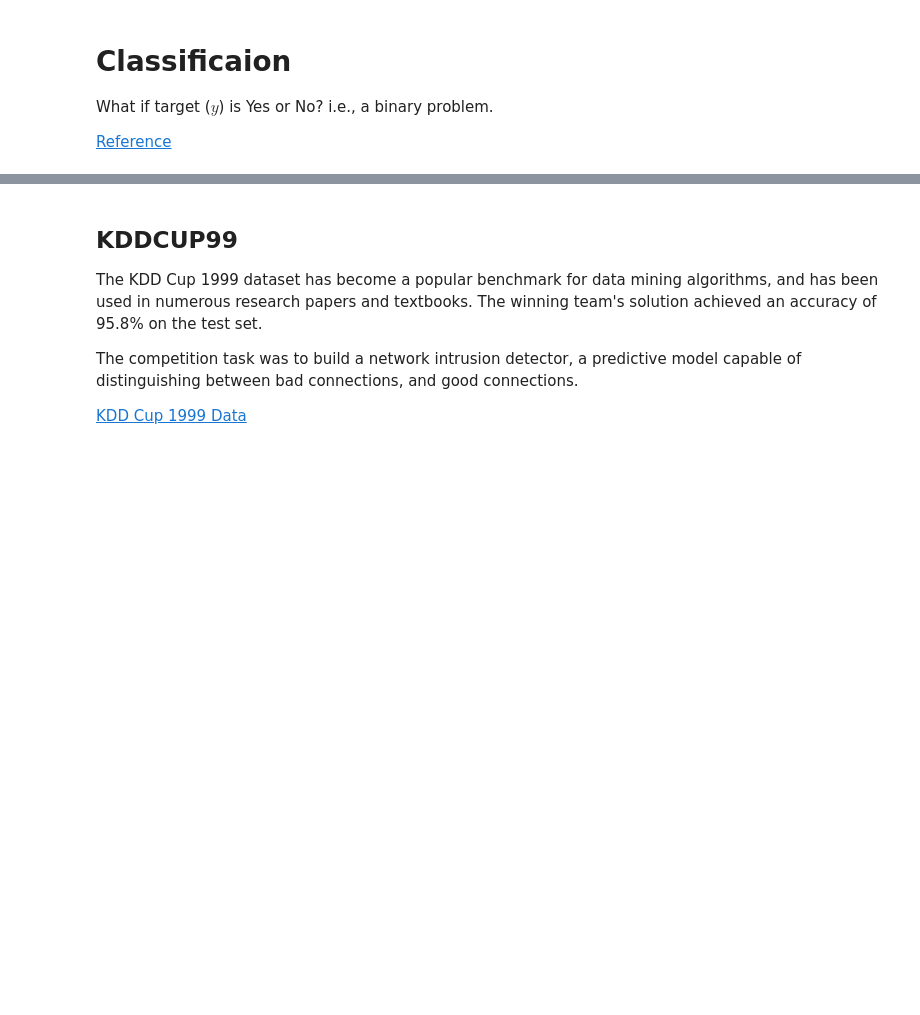
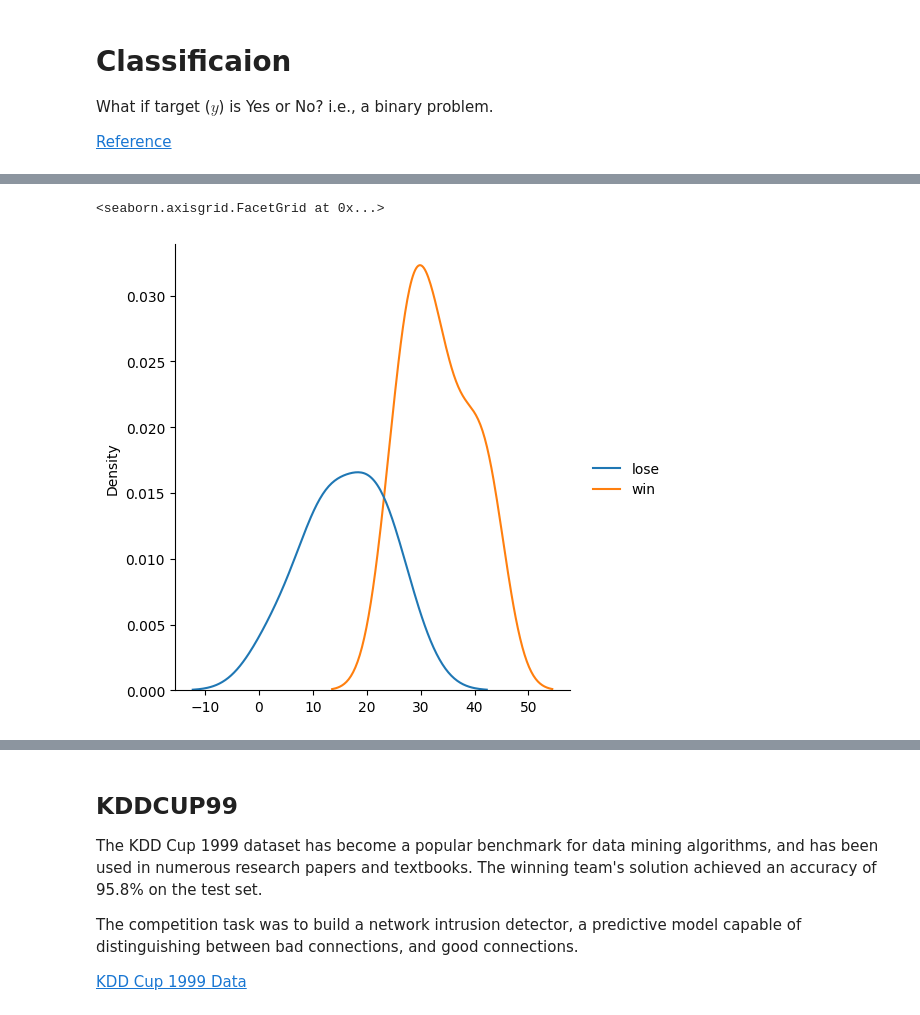
Before and after one commit to hsiaom26/DS4CS-24, a Jupyter notebook: M04_Classification.ipynb, the cells around one changed output, grey strips where cells are left out. Cells and saved outputs as stored; diff of their text form; code cells hidden in the pictures; blank space fills up the shorter version.

```diff
--- a/M04_Classification.ipynb
+++ b/M04_Classification.ipynb
@@ -15,0 +51,8 @@ print(datetime.datetime.now())
+# %%
+import seaborn as sns
+data_w = [s for s,o in zip(scores,outcomes) if o == 1]
+data_l = [s for s,o in zip(scores,outcomes) if o == 0]
+sns.displot({"lose":data_l, "win":data_w}, kind="kde")
+# %% [output]
+<seaborn.axisgrid.FacetGrid at 0x...>
+[figure, added]
```
Also changed, not shown: parts of 75 cells of this notebook.
